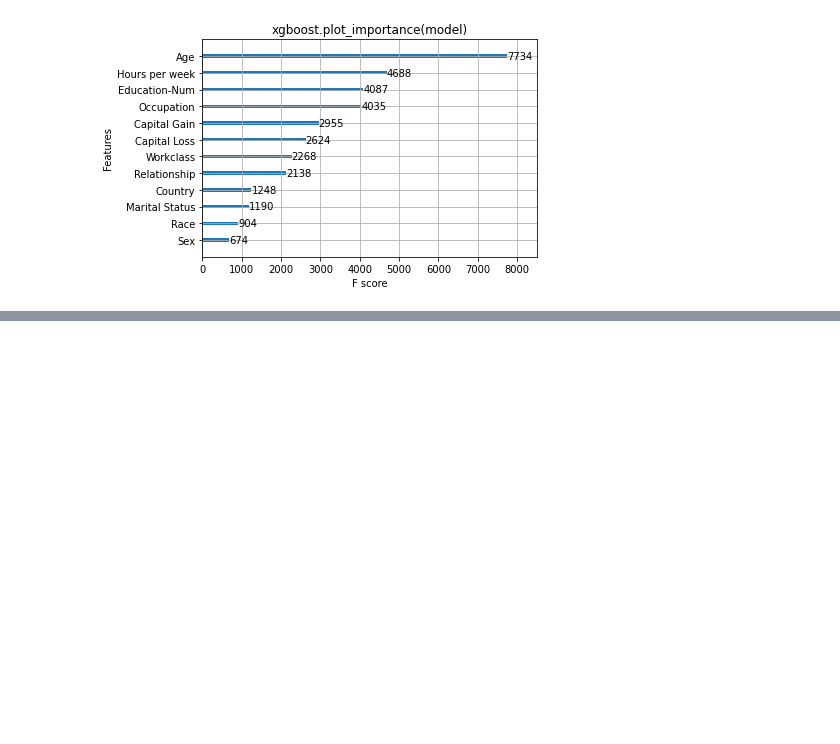
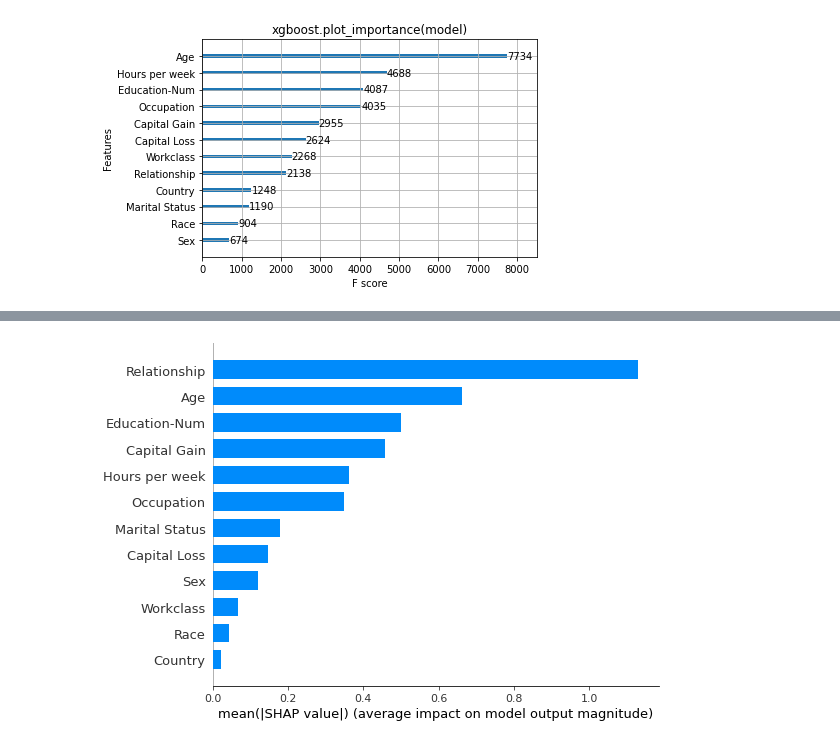
Before and after one commit to gloriankosi/cs-301-project, a Jupyter notebook: cs_301_project.ipynb, the cells around one changed output, grey strips where cells are left out. Cells and saved outputs as stored; diff of their text form; code cells hidden in the pictures; blank space fills up the shorter version.

```diff
--- a/cs_301_project.ipynb
+++ b/cs_301_project.ipynb
@@ -60,0 +70,3 @@ pl.show()
+# %%
+explainer = shap.TreeExplainer(model)
+shap_values = explainer.shap_values(X)
@@ -60,0 +85,4 @@ pl.show()
+# %%
+shap.summary_plot(shap_values, X_display, plot_type="bar")
+# %% [output]
+[figure, added]
```
Also changed, not shown: parts of 18 cells of this notebook.
